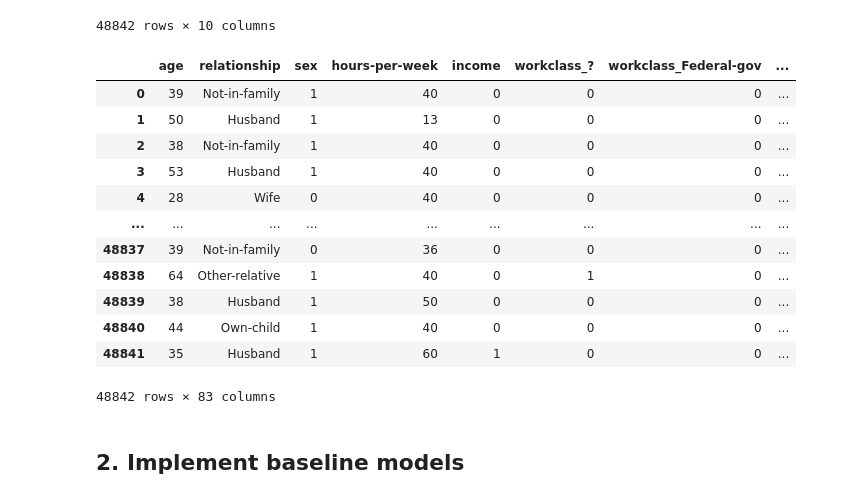
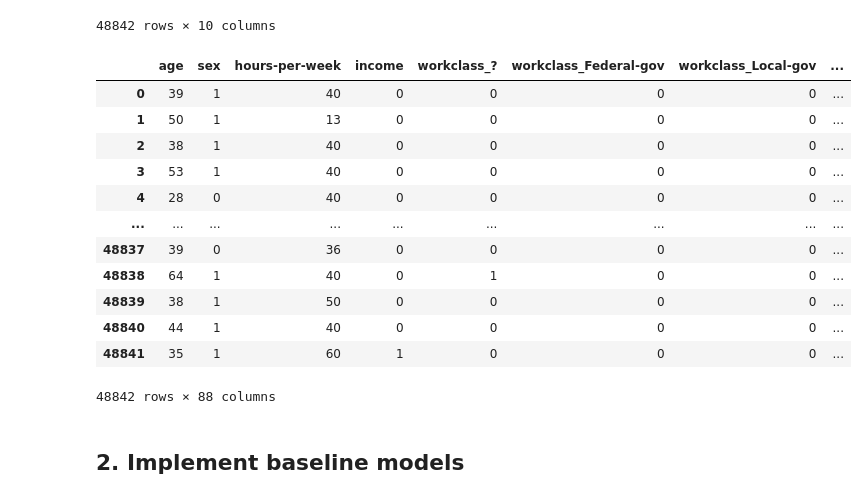
Before and after one commit to itazap/MIE424-FinalProject, a Jupyter notebook: MIE424_Project.ipynb, the cells around one changed output. Cells and saved outputs as stored; diff of their text form; code cells hidden in the pictures.

Commit message:
Added relationship one-hots

```diff
--- a/MIE424_Project.ipynb
+++ b/MIE424_Project.ipynb
@@ -41,41 +41,42 @@ dataset
 # %%
 def replaceWithOneHot(df, col_name):
     # Takes in a pandas dataframe and replaces column with name col_name
     # with multiple columns of its one-hot encoding
     one_hots = pd.get_dummies(dataset[col_name], prefix=col_name)
     df = df.drop(columns =[col_name])
     df = df.join(one_hots)
     return df
 
 dataset = replaceWithOneHot(dataset, 'workclass')
 dataset = replaceWithOneHot(dataset, 'marital-status')
 dataset = replaceWithOneHot(dataset, 'occupation')
+dataset = replaceWithOneHot(dataset, 'relationship')
 dataset = replaceWithOneHot(dataset, 'race')
 dataset = replaceWithOneHot(dataset, 'native-country')
 
 #Replace 'Male' with 1 and 'Female' with 0 in sex column
 dataset.loc[dataset['sex'] == 'Male', 'sex'] = 1
 dataset.loc[dataset['sex'] == 'Female', 'sex'] = 0
 
 #replace '>50K' with 1 and '<=50K' with 0 in income column
 dataset.loc[dataset['income'] == '>50K', 'income'] = 1
 dataset.loc[dataset['income'] == '<=50K', 'income'] = 0
 
 dataset
 # %% [output]
-|  | age | relationship | sex | hours-per-week | income | workclass_? | workclass_Federal-gov | ... |
-| 0 | 39 | Not-in-family | 1 | 40 | 0 | 0 | 0 | ... |
-| 1 | 50 | Husband | 1 | 13 | 0 | 0 | 0 | ... |
-| 2 | 38 | Not-in-family | 1 | 40 | 0 | 0 | 0 | ... |
-| 3 | 53 | Husband | 1 | 40 | 0 | 0 | 0 | ... |
-| 4 | 28 | Wife | 0 | 40 | 0 | 0 | 0 | ... |
+|  | age | sex | hours-per-week | income | workclass_? | workclass_Federal-gov | workclass_Local-gov | ... |
+| 0 | 39 | 1 | 40 | 0 | 0 | 0 | 0 | ... |
+| 1 | 50 | 1 | 13 | 0 | 0 | 0 | 0 | ... |
+| 2 | 38 | 1 | 40 | 0 | 0 | 0 | 0 | ... |
+| 3 | 53 | 1 | 40 | 0 | 0 | 0 | 0 | ... |
+| 4 | 28 | 0 | 40 | 0 | 0 | 0 | 0 | ... |
 | ... | ... | ... | ... | ... | ... | ... | ... | ... |
-| 48837 | 39 | Not-in-family | 0 | 36 | 0 | 0 | 0 | ... |
-| 48838 | 64 | Other-relative | 1 | 40 | 0 | 1 | 0 | ... |
-| 48839 | 38 | Husband | 1 | 50 | 0 | 0 | 0 | ... |
-| 48840 | 44 | Own-child | 1 | 40 | 0 | 0 | 0 | ... |
-| 48841 | 35 | Husband | 1 | 60 | 1 | 0 | 0 | ... |
+| 48837 | 39 | 0 | 36 | 0 | 0 | 0 | 0 | ... |
+| 48838 | 64 | 1 | 40 | 0 | 1 | 0 | 0 | ... |
+| 48839 | 38 | 1 | 50 | 0 | 0 | 0 | 0 | ... |
+| 48840 | 44 | 1 | 40 | 0 | 0 | 0 | 0 | ... |
+| 48841 | 35 | 1 | 60 | 1 | 0 | 0 | 0 | ... |
-48842 rows × 83 columns
+48842 rows × 88 columns
 # %%
 # Lohaus uses a random 10000 points for training, validation, and the rest for testing
 # Since adult.csv is already shuffled, use the first 10000 rows as training and rest as testing
```
